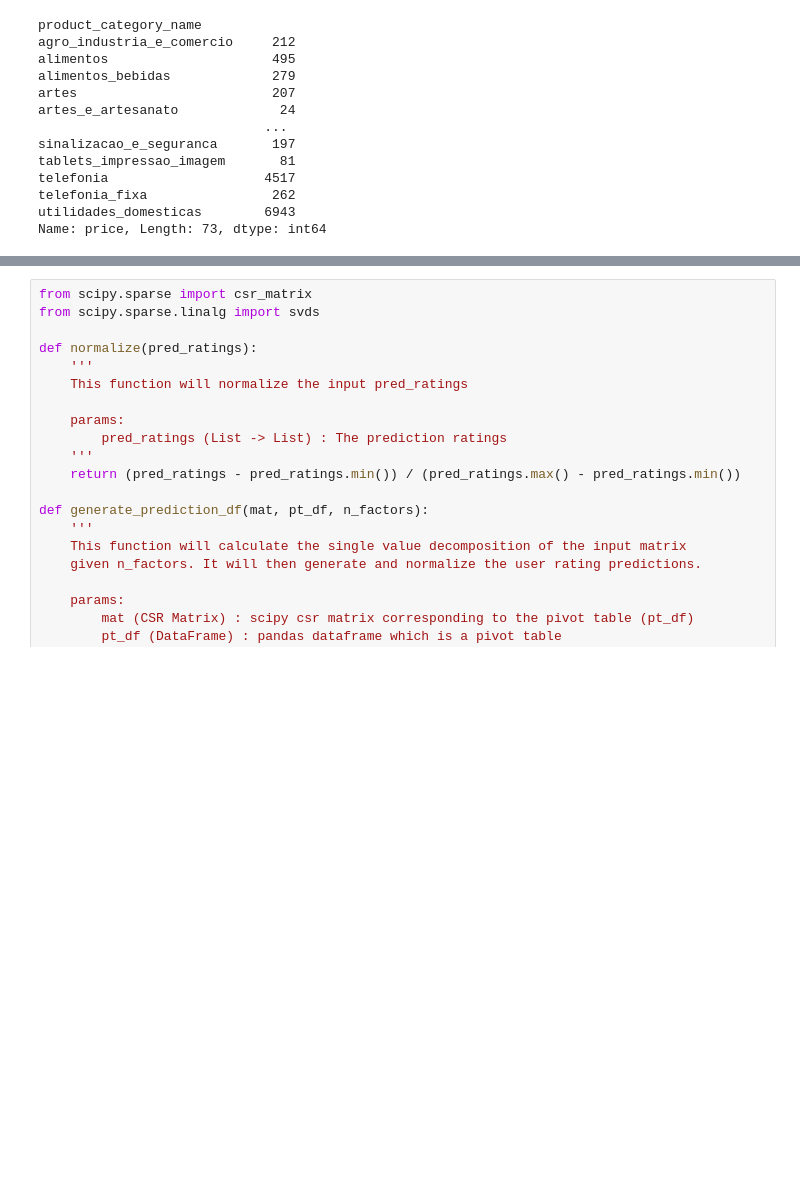
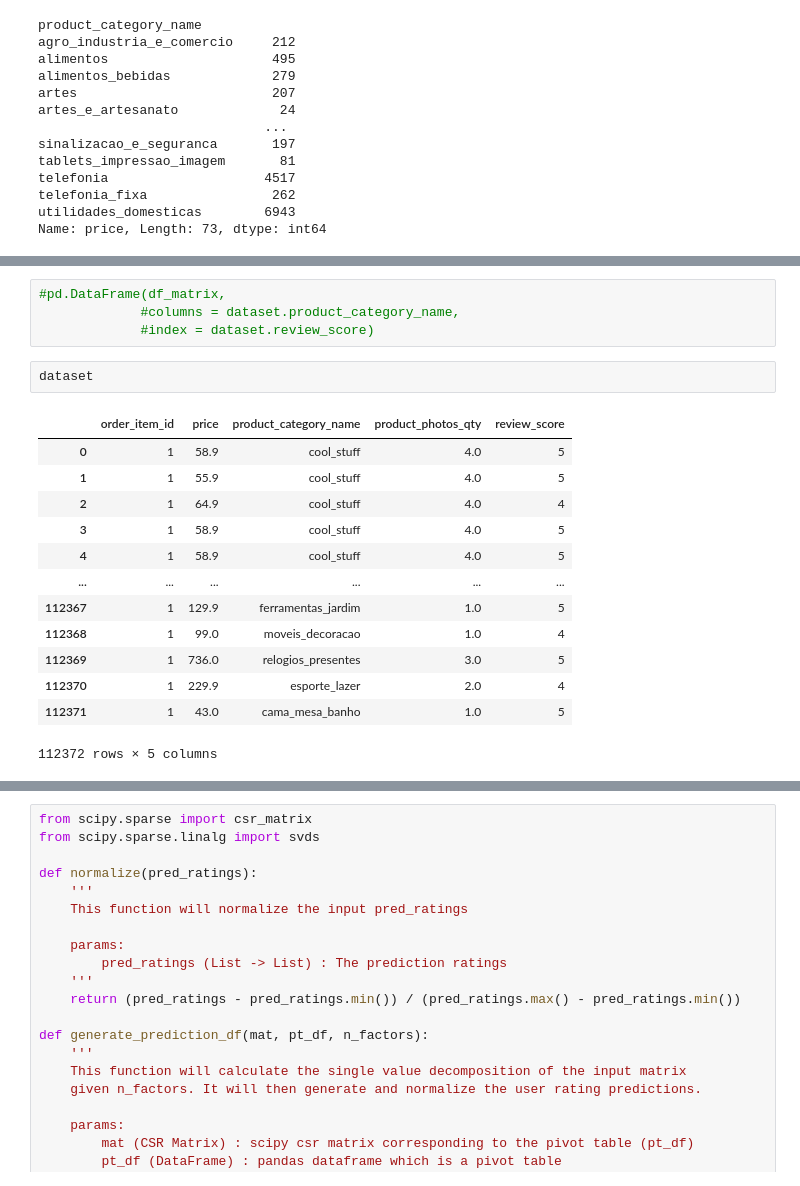
Before and after one commit to Astroprogramm/PF-E-commerce-Olist, a Jupyter notebook: Entregables/Sprint_3/Machine_Learning_Models/Recommender_model/modelos_ensayo_ml.ipynb, the cells around one changed output, grey strips where cells are left out. Saved outputs shown, nothing was run; the diff lists cells and outputs as text; blank space fills up the shorter version.

```diff
--- a/Entregables/Sprint_3/Machine_Learning_Models/Recommender_model/modelos_ensayo_ml.ipynb
+++ b/Entregables/Sprint_3/Machine_Learning_Models/Recommender_model/modelos_ensayo_ml.ipynb
@@ -141 +162,21 @@ array([[1.        , 0.99937335, 0.99542885, 0.99666383, 0.9954363 ],
+# %%
+#pd.DataFrame(df_matrix,
+             #columns = dataset.product_category_name,
+             #index = dataset.review_score)
+# %%
+dataset
+# %% [output]
+|  | order_item_id | price | product_category_name | product_photos_qty | review_score |
+| 0 | 1 | 58.9 | cool_stuff | 4.0 | 5 |
+| 1 | 1 | 55.9 | cool_stuff | 4.0 | 5 |
+| 2 | 1 | 64.9 | cool_stuff | 4.0 | 4 |
+| 3 | 1 | 58.9 | cool_stuff | 4.0 | 5 |
+| 4 | 1 | 58.9 | cool_stuff | 4.0 | 5 |
+| ... | ... | ... | ... | ... | ... |
+| 112367 | 1 | 129.9 | ferramentas_jardim | 1.0 | 5 |
+| 112368 | 1 | 99.0 | moveis_decoracao | 1.0 | 4 |
+| 112369 | 1 | 736.0 | relogios_presentes | 3.0 | 5 |
+| 112370 | 1 | 229.9 | esporte_lazer | 2.0 | 4 |
+| 112371 | 1 | 43.0 | cama_mesa_banho | 1.0 | 5 |
+112372 rows × 5 columns
 # %%
```
Also changed, not shown: parts of 12 cells of this notebook.
